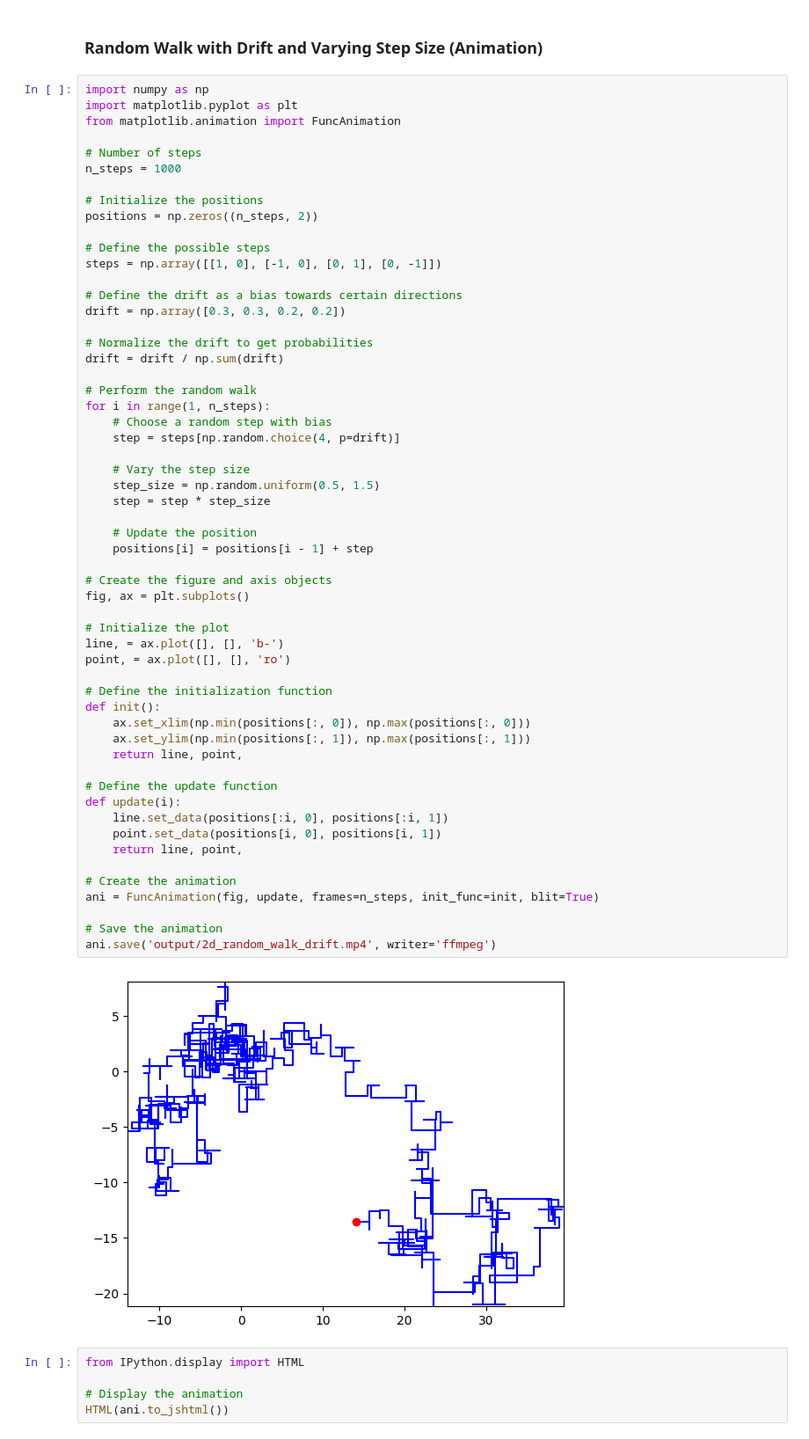
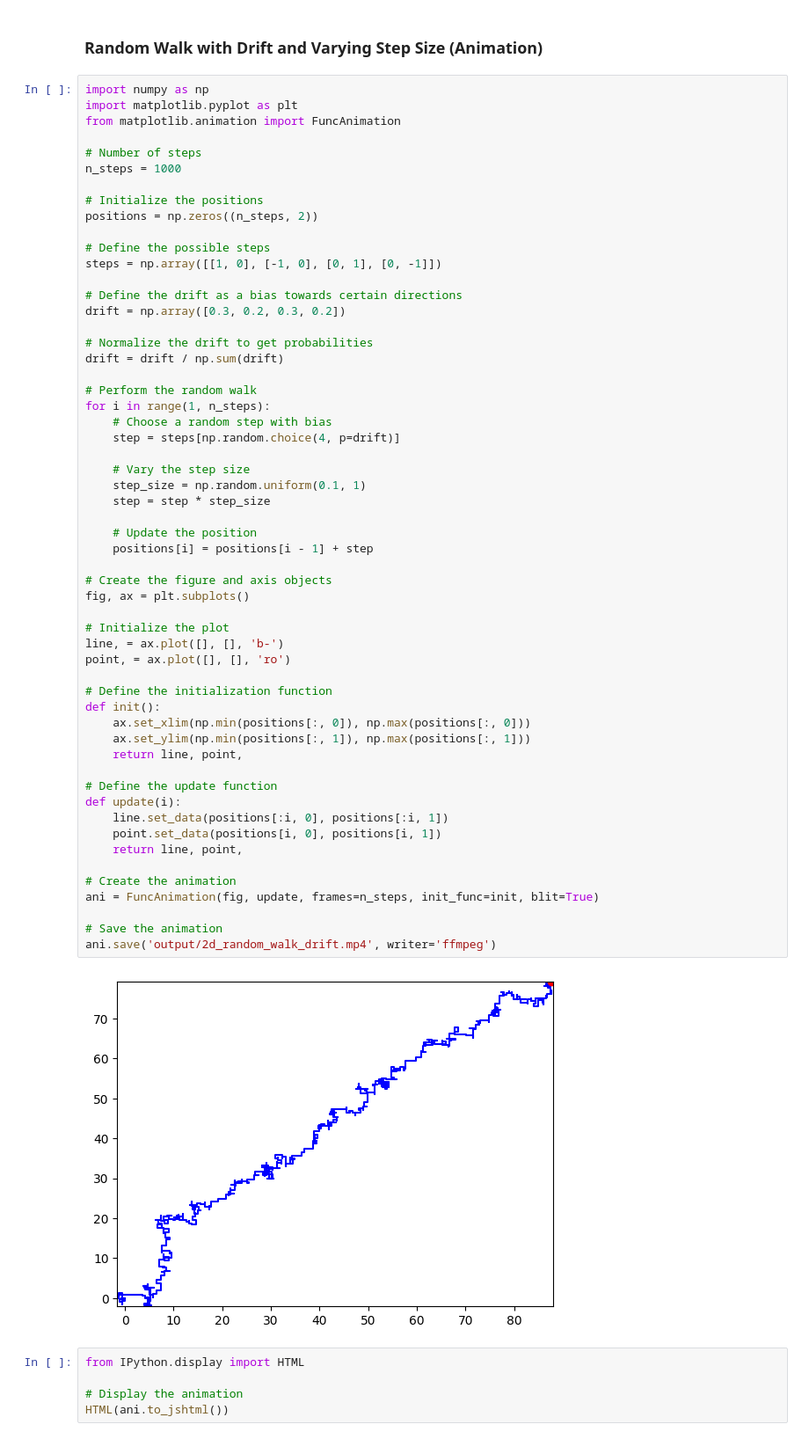
Before and after one commit to ashababnoor/code-bits, a Jupyter notebook: simulations/random-walk-simulation.ipynb, the cells around one changed output. Shown: that part at 88% size. Saved outputs shown, nothing was run; the diff lists cells and outputs as text.

Commit message:
style: updated animation for 2D random walk with drift and varying step size in random walk sim notebook

```diff
--- a/simulations/random-walk-simulation.ipynb
+++ b/simulations/random-walk-simulation.ipynb
@@ -212,7 +212,7 @@ positions = np.zeros((n_steps, 2))
 steps = np.array([[1, 0], [-1, 0], [0, 1], [0, -1]])
 
 # Define the drift as a bias towards certain directions
-drift = np.array([0.3, 0.3, 0.2, 0.2])
+drift = np.array([0.3, 0.2, 0.3, 0.2])
 
 # Normalize the drift to get probabilities
 drift = drift / np.sum(drift)
@@ -223,38 +223,38 @@ for i in range(1, n_steps):
     step = steps[np.random.choice(4, p=drift)]
 
     # Vary the step size
-    step_size = np.random.uniform(0.5, 1.5)
+    step_size = np.random.uniform(0.1, 1)
     step = step * step_size
 
     # Update the position
     positions[i] = positions[i - 1] + step
 
 # Create the figure and axis objects
 fig, ax = plt.subplots()
 
 # Initialize the plot
 line, = ax.plot([], [], 'b-')
 point, = ax.plot([], [], 'ro')
 
 # Define the initialization function
 def init():
     ax.set_xlim(np.min(positions[:, 0]), np.max(positions[:, 0]))
     ax.set_ylim(np.min(positions[:, 1]), np.max(positions[:, 1]))
     return line, point,
 
 # Define the update function
 def update(i):
     line.set_data(positions[:i, 0], positions[:i, 1])
     point.set_data(positions[i, 0], positions[i, 1])
     return line, point,
 
 # Create the animation
 ani = FuncAnimation(fig, update, frames=n_steps, init_func=init, blit=True)
 
 # Save the animation
 ani.save('output/2d_random_walk_drift.mp4', writer='ffmpeg')
 # %% [output]
-[figure, old version]
+[figure, new version]
 # %%
 from IPython.display import HTML
 
```
Also changed, not shown: 1 other file.
